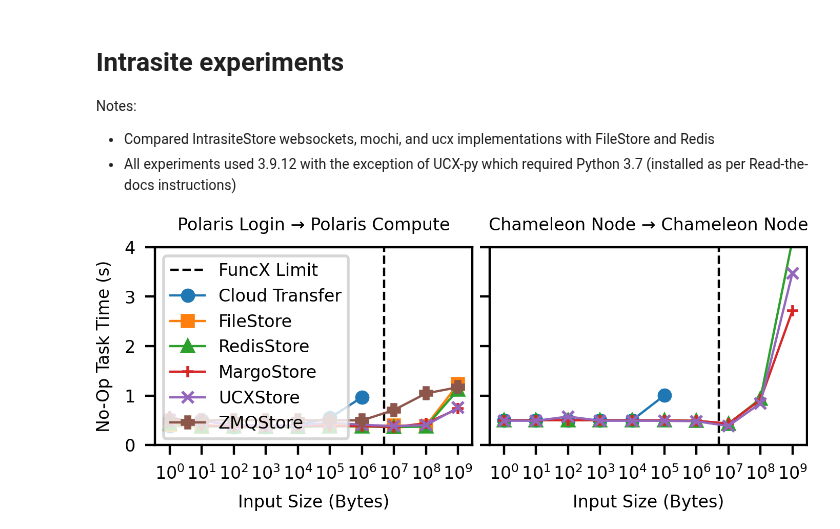
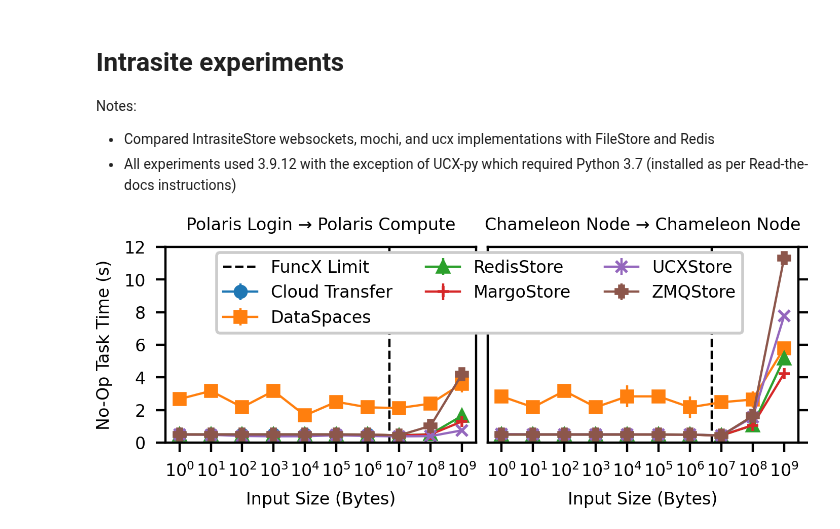
Before and after one commit to proxystore/sc23-evaluation, a Jupyter notebook: 1-proxystore-with-faas-rdma.ipynb, the cells around one changed output. Saved outputs shown, nothing was run; the diff lists cells and outputs as text; code cells hidden in the pictures.

Commit message:
Update intrasite RDMA results to include DataSpaces and fix figures

```diff
--- a/1-proxystore-with-faas-rdma.ipynb
+++ b/1-proxystore-with-faas-rdma.ipynb
@@ -115,7 +118,25 @@ def extract(data: pandas.DataFrame):
     for backend in get_backends(data):
         subset = rows_matching_column_value(data, BACKEND_COLUMN, backend)
         result[backend] = extract_avg_times(subset)
+        result[backend]['yerr'] = get_sem(subset)
     return result
+
+def get_sem(data: pandas.DataFrame):
+    # Get Data for a particular backend
+    backend_data = data[[INPUT_SIZE_COLUMN, TOTAL_TIME_COLUMN]]
+
+    TOTAL_TIME_S = 'total_time_s'
+    # Convert total time of backend to seconds
+    backend_data[TOTAL_TIME_S] = backend_data[TOTAL_TIME_COLUMN].div(1000)
+
+    # drop min and max values for each input size
+    backend_data = backend_data.drop(backend_data.groupby(INPUT_SIZE_COLUMN)[TOTAL_TIME_S].idxmin())
+    backend_data = backend_data.drop(backend_data.groupby(INPUT_SIZE_COLUMN)[TOTAL_TIME_S].idxmax())
+
+    backend_seconds = backend_data.groupby(INPUT_SIZE_COLUMN)
+
+    # Return std error as list
+    return backend_seconds.sem()[TOTAL_TIME_S].to_list()
 # %% [markdown]
 # Intrasite experiments
 
@@ -129,7 +150,7 @@ chameleon_noop_data = load('data/1-proxystore-with-faas-rdma/chameleon-noop.csv'
 extracted_polaris = extract(polaris_noop_data)
 extracted_chameleon = extract(chameleon_noop_data)
 # %%
-i_backends = ['FuncX', 'FileStore', 'RedisStore', 'MargoStore', 'UCXStore', 'ZMQStore']
+i_backends = ['FuncX', 'DataSpaces', 'RedisStore', 'MargoStore', 'UCXStore', 'ZeroMQStore']
 
 fig, axs = plt.subplots(1, 2, sharey=True)
 
@@ -146,11 +167,11 @@ for data, ax in zip((extracted_polaris, extracted_chameleon), axs):
 
     for backend in i_backends:
         if backend in data:
-            xy = [(x, y) for x, y in zip(data[backend]['sizes'], data[backend]['times']) if 0 < x < 1e10]
+            xyz = [(x, y, z) for x, y, z in zip(data[backend]['sizes'], data[backend]['times'], data[backend]['yerr']) if 0 < x < 1e10]
             if backend == 'FuncX':
-                xy = xy[:-1]
-            x, y  = zip(*xy)
-            ax.plot(x, y, marker=markers_[backend], label=backend, color=colors[backend])
+                xyz = xyz[:-1]
+            x, y, z  = zip(*xyz)
+            ax.errorbar(x, y, yerr=z, marker=markers_[backend], label=backend, color=colors[backend])
 
     handles, labels = ax.get_legend_handles_labels()
     for handle, label in zip(handles, labels):
@@ -171,33 +192,40 @@ for data, ax in zip((extracted_polaris, extracted_chameleon), axs):
 # ax.annotate(
 #     '$35.63$',
 #     xy=(0.95, 0.98),
 #     xycoords='axes fraction',
 #     xytext=(0.95, 0.7),
 #     textcoords='axes fraction',
 #     arrowprops=dict(facecolor='black', arrowstyle='->'),
 #     horizontalalignment='center',
 #     fontsize=6,
 # )
 
 axs[0].set_xlabel('Input Size (Bytes)')
 axs[1].set_xlabel('Input Size (Bytes)')
 axs[0].set_ylabel('No-Op Task Time (s)')
 axs[0].set_title('Polaris Login → Polaris Compute')
 axs[1].set_title('Chameleon Node → Chameleon Node')
 
+# move chameleon y-axis to right side
+axs[1].yaxis.set_label_position("right")
+axs[1].yaxis.tick_right()
+
 # Reorder legend
-axs[0].legend(legend_handles.values(), legend_handles.keys(), loc='upper left')
+fig.legend(legend_handles.values(), legend_handles.keys(),
+           bbox_to_anchor=[0.52, 0.95], ncol=3, loc='upper center',
+           framealpha=1,
+          )
 
 # Restrict y axis range
-axs[0].set_ylim([0, 4])
+axs[0].set_ylim([0, 12])
 
 # Restrict y labels to integers
 axs[0].get_yaxis().set_major_locator(mticker.MaxNLocator(integer=True))
 
 # fig.tight_layout() #h_pad=1, w_pad=0)
 fig.tight_layout(h_pad=.5, w_pad=0.75)
 
 fig.set_size_inches(3.5, 1.15)
 plt.savefig('figures/funcx-roundtrip-task-times-intrasite.pdf', pad_inches=0.05)
 # %% [output]
-[figure, old version]
+[figure, new version]
```
Also changed, not shown: parts of 2 cells of this notebook, 3 other files.
